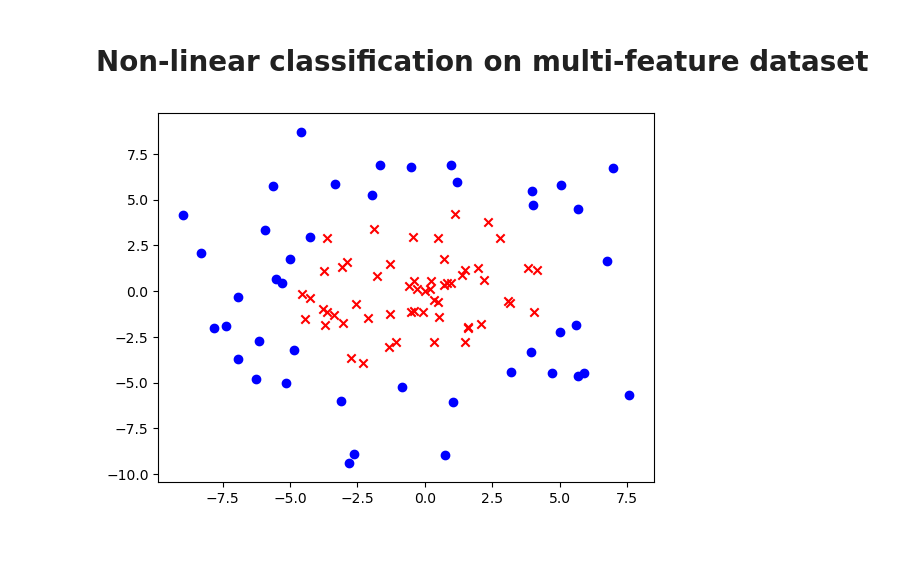
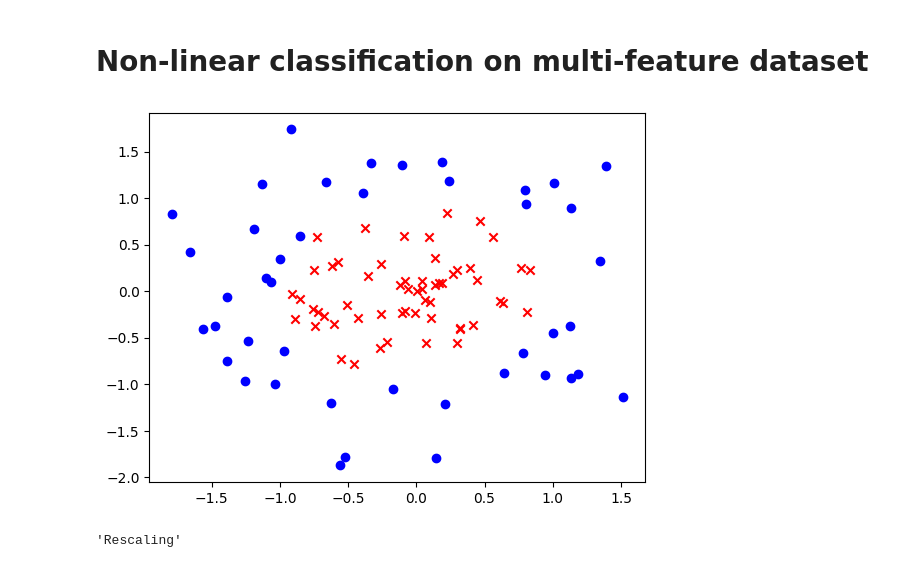
Before and after one commit to Luffy2810/Aerove_ML_Training_2023, a Jupyter notebook: Solutions/practice/3. non-linear multi-var logistic regression.ipynb, the cells around one changed output. Saved outputs shown, nothing was run; the diff lists cells and outputs as text; code cells hidden in the pictures.

```diff
--- a/Solutions/practice/3. non-linear multi-var logistic regression.ipynb
+++ b/Solutions/practice/3. non-linear multi-var logistic regression.ipynb
@@ -3,48 +3,48 @@
 # %%
 import numpy as np
 import matplotlib.pyplot as plt
 
 """ Making dataset """
 N = 100
-R1 = 5
-R2 = 10
+R1 = 1
+R2 = 2
 
 # generate random radius and angle
 np.random.seed(69)
 r = np.random.uniform(0, R2, N)
 theta = np.random.uniform(0, 2*np.pi, N)
 
 # calculate x and y coordinates
 X1 = r * np.cos(theta)
 X2 = r * np.sin(theta)
 
 Y = np.where(r < R1, 0, 1)
 
 # plot
 for i in range(N):
     if Y[i] == 0:
         plt.scatter(X1[i], X2[i], c='r', marker='x')
     else:
         plt.scatter(X1[i], X2[i], c='b', marker='o')
 
 plt.show()
 # %% [output]
-[figure, old version]
+[figure, new version]
 # %%
 """Rescaling"""
-# X1
-X1_mean = np.mean(X1)
-X1_range = np.ptp(X1)
+# # X1
+# X1_mean = np.mean(X1)
+# X1_range = np.ptp(X1)
 
-X1 -= X1_mean
-X1 /= X1_range
+# X1 -= X1_mean
+# X1 /= X1_range
 
-# X2
-X2_mean = np.mean(X2)
-X2_range = np.ptp(X2)
+# # X2
+# X2_mean = np.mean(X2)
+# X2_range = np.ptp(X2)
 
-X2 -= X2_mean
-X2 /= X2_range
+# X2 -= X2_mean
+# X2 /= X2_range
 
 # Y
 # Y_mean = np.mean(Y)
@@ -52,6 +52,8 @@ X2 /= X2_range
 
 # Y -= Y_mean
 # Y /= Y_range
+# %% [output]
+'Rescaling'
 # %%
 def sigmoid(x):
     return 1 / (1 + np.exp(-x))
```
Also changed, not shown: parts of 5 cells of this notebook.
